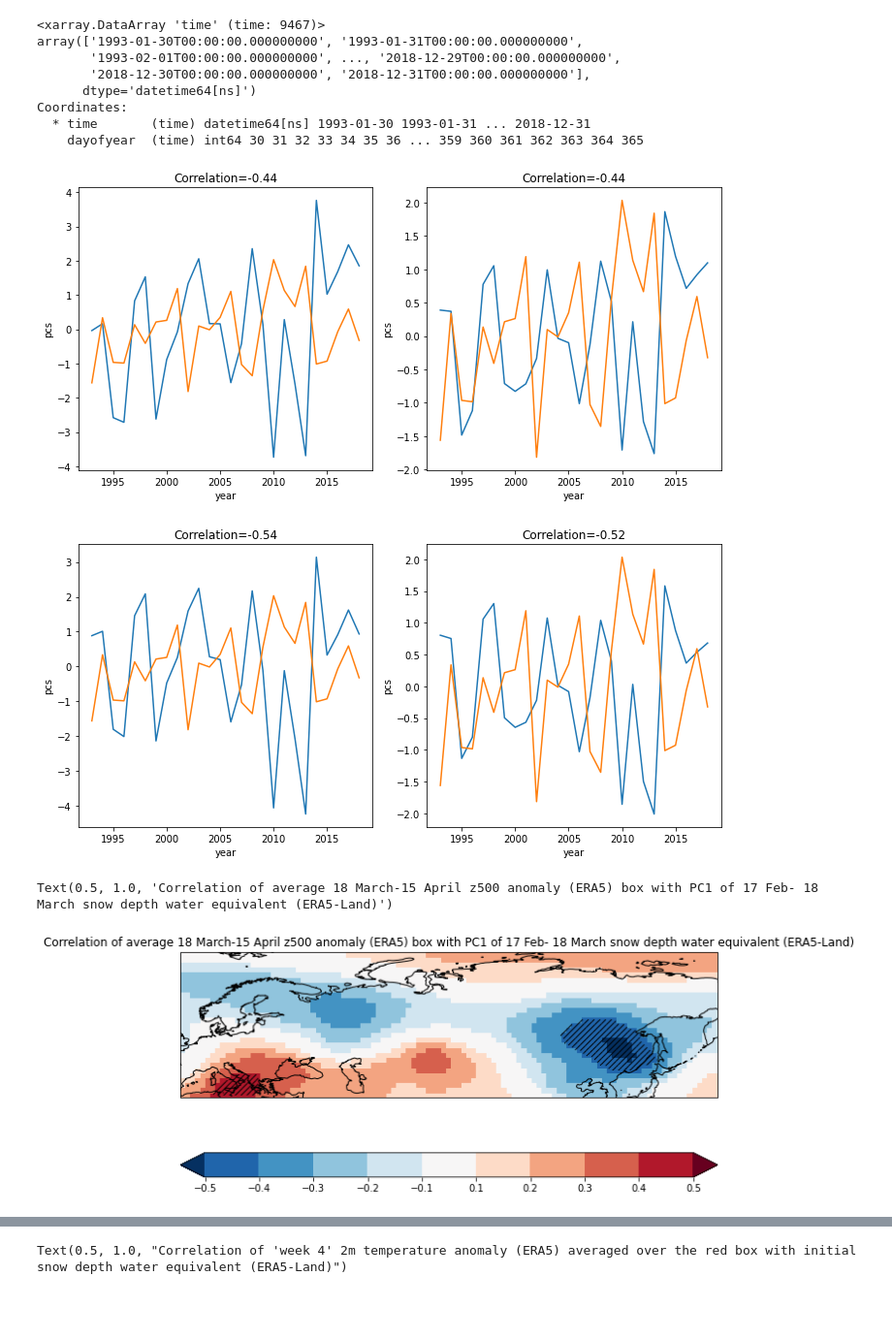
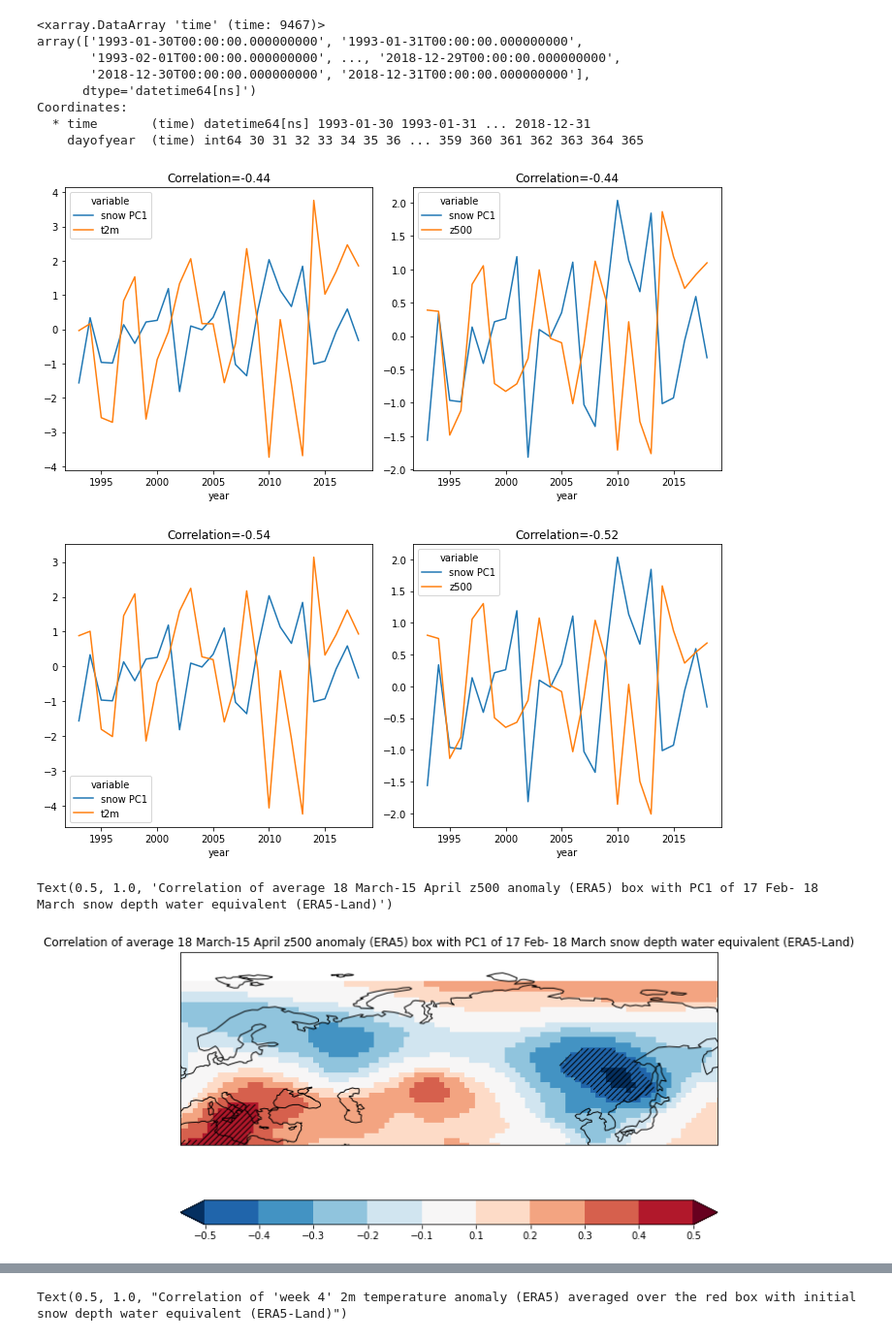
Before and after one commit to CArdilouze/Project_snow_BSC_CNRM, a Jupyter notebook: Obs_lagged_regression.ipynb, the cells around one changed output, grey strips where cells are left out. Shown: that part at 97% size. Cells and saved outputs as stored; diff of their text form; code cells hidden in the pictures; blank space fills up the shorter version.

```diff
--- a/Obs_lagged_regression.ipynb
+++ b/Obs_lagged_regression.ipynb
@@ -32,7 +32,7 @@ min_lat=40 ; max_lat=53; min_lon=110; max_lon=140 #China/Russia
 #min_lat=39 ; max_lat=50; min_lon=255; max_lon=290  #NAmerica
 temp0=rd.read_ref(path_temp,variables,ref)
 #Compute daily anomalies
-temp0=(temp0.groupby("time.dayofyear")-temp0.groupby("time.dayofyear").mean("time")).sel(lat=slice(35,78),lon=slice(0,160)).compute()
+temp0=(temp0.groupby("time.dayofyear")-temp0.groupby("time.dayofyear").mean("time")).sel(lat=slice(30,78),lon=slice(0,360)).compute()
 # %%
 print(temp0)
 # %% [output]
@@ -125,18 +120,18 @@ temp1=temp1.where((temp1.time.dt.month==4)&(temp1.time.dt.day==15))
 c=xr.corr(temp1.groupby('time.year').mean('time').t2m,a.groupby('time.year').mean('time'))
 c2=xr.corr(temp1.groupby('time.year').mean('time').z500,a.groupby('time.year').mean('time'))
 fig,axs = plt.subplots(ncols=2,figsize=(10, 5))
-temp1.groupby('time.year').mean('time').t2m.plot(ax=axs[0])
-a.groupby('time.year').mean('time').plot(ax=axs[0])
+t=xr.combine_by_coords([temp1.groupby('time.year').mean('time').t2m,a.groupby('time.year').mean('time')])
+t.rename({'pcs':'snow PC1'}).to_array().plot.line(ax=axs[0],x='year')
 axs[0].set_title("Correlation="+str(np.round(c.values,2)))
 #Normalization to unit variance for z500 time series
 ts=(temp1.groupby('time.year').mean('time').z500 - temp1.groupby('time.year').mean('time').z500.mean('year'))/temp1.groupby('time.year').mean('time').z500.std('year')
-ts.plot(ax=axs[1])
-a.groupby('time.year').mean('time').plot(ax=axs[1])
+t=xr.combine_by_coords([ts,a.groupby('time.year').mean('time')])
+t.rename({'pcs':'snow PC1'}).to_array().plot.line(ax=axs[1],x='year')
 axs[1].set_title("Correlation="+str(np.round(c2.values,2)))
 fig.tight_layout()
 plt.show()
 # %% [output]
-[figure, old version]
+[figure, new version]
 # %%
 #Same as above but after linearly detrending temperature time series
 def detrend_dim(da, dim, deg=1):
@@ -144,40 +139,42 @@ def detrend_dim(da, dim, deg=1):
     p = da.polyfit(dim=dim, deg=deg)
     fit = xr.polyval(da[dim], p.polyfit_coefficients)
     return da - fit
-detrended_temp=detrend_dim(da=temp1.groupby('time.year').mean('time').t2m,dim='year')
-detrended_z=detrend_dim(da=ts,dim='year')
+detrended_temp=detrend_dim(da=temp1.groupby('time.year').mean('time').t2m,dim='year').rename('t2m')
+detrended_z=detrend_dim(da=ts,dim='year').rename('z500')
+
 #we correlate yearly averages of the Principal component time series of EOF1 and the temperature index
 c=xr.corr(detrended_temp,a.groupby('time.year').mean('time'))
 c2=xr.corr(detrended_z,a.groupby('time.year').mean('time'))
 fig,axs = plt.subplots(ncols=2,figsize=(10, 5))
-detrended_temp.plot(ax=axs[0])
-a.groupby('time.year').mean('time').plot(ax=axs[0])
+t=xr.combine_by_coords([detrended_temp,a.groupby('time.year').mean('time')])
+t.rename({'pcs':'snow PC1'}).to_array().plot.line(ax=axs[0],x='year')
 axs[0].set_title("Correlation="+str(np.round(c.values,2)))
-detrended_z.plot(ax=axs[1])
-a.groupby('time.year').mean('time').plot(ax=axs[1])
+t=xr.combine_by_coords([detrended_z,a.groupby('time.year').mean('time')])
+t.rename({'pcs':'snow PC1'}).to_array().plot.line(ax=axs[1],x='year')
 axs[1].set_title("Correlation="+str(np.round(c2.values,2)))
 fig.tight_layout()
 # %% [output]
-[figure, old version]
+[figure, new version]
 # %%
 #Plot the correlation and hatch significant values at the 0.05% confidence level
 #between PC1 of 17 Feb to 18 March Eurasian snow and 18March to 15April grid point z500
 zmonth=temp0.where(((temp0.time.dt.month==3)&(temp0.time.dt.day>=18))|((temp0.time.dt.month==4)&(temp0.time.dt.day<=15))).dropna(dim='time',how='all')
 levels = [np.round(x,2) for x in np.arange(-0.5,0.6,0.1) ]
 levels.remove(0)
 fig = plt.figure(figsize=(10, 7))
 p=xs.pearson_r(zmonth.z500.groupby('time.year').mean('time'),a.groupby('time.year').mean('time'),dim='year').sel(lat=slice(0,80)).plot(x='lon',y='lat',levels=levels,extend='both',transform=ccrs.PlateCarree(),subplot_kws=dict(projection=ccrs.PlateCarree()),cbar_kwargs={"orientation":"horizontal"})
 s=xs.pearson_r_eff_p_value(zmonth.z500.groupby('time.year').mean('time'),a.groupby('time.year').mean('time'),dim='year').sel(lat=slice(0,80))
 s=s.where(s<=0.05)
 s.plot.contourf('lon','lat',ax=p.axes,colors='None',add_colorbar=False,hatches=[4*'/'],transform=ccrs.PlateCarree(),alpha=0)
 #pt.polarCentral_set_latlim(lat_lims,p.axes)
 p.axes.coastlines()
+p.axes.set_extent([0,160,30,78])
 #p.axes.add_patch(mpatches.Rectangle(zorder=2,xy=[110, 40], width=30, height=13, facecolor='none',edgecolor='red',linewidth=2,transform=ccrs.PlateCarree()))
 #p.axes.add_patch(mpatches.Rectangle(zorder=2,xy=[255, 39], width=35, height=11, facecolor='none',edgecolor='red',linewidth=2,transform=ccrs.PlateCarree()))
 plt.title("Correlation of average 18 March-15 April z500 anomaly (ERA5) box with PC1 of 17 Feb- 18 March snow depth water equivalent (ERA5-Land)")
 # %% [output]
 Text(0.5, 1.0, 'Correlation of average 18 March-15 April z500 anomaly (ERA5) box with PC1 of 17 Feb- 18 March snow depth water equivalent (ERA5-Land)')
-[figure, old version]
+[figure, new version]
 # %%
 #Plot the pearson correlation and hatch significant values at the 0.05% confidence level
 #between yearly averages of 17 Feb to 18 March snow and 18March to 15April Red box 2m Temperature
```
Also changed, not shown: parts of 4 cells of this notebook.
